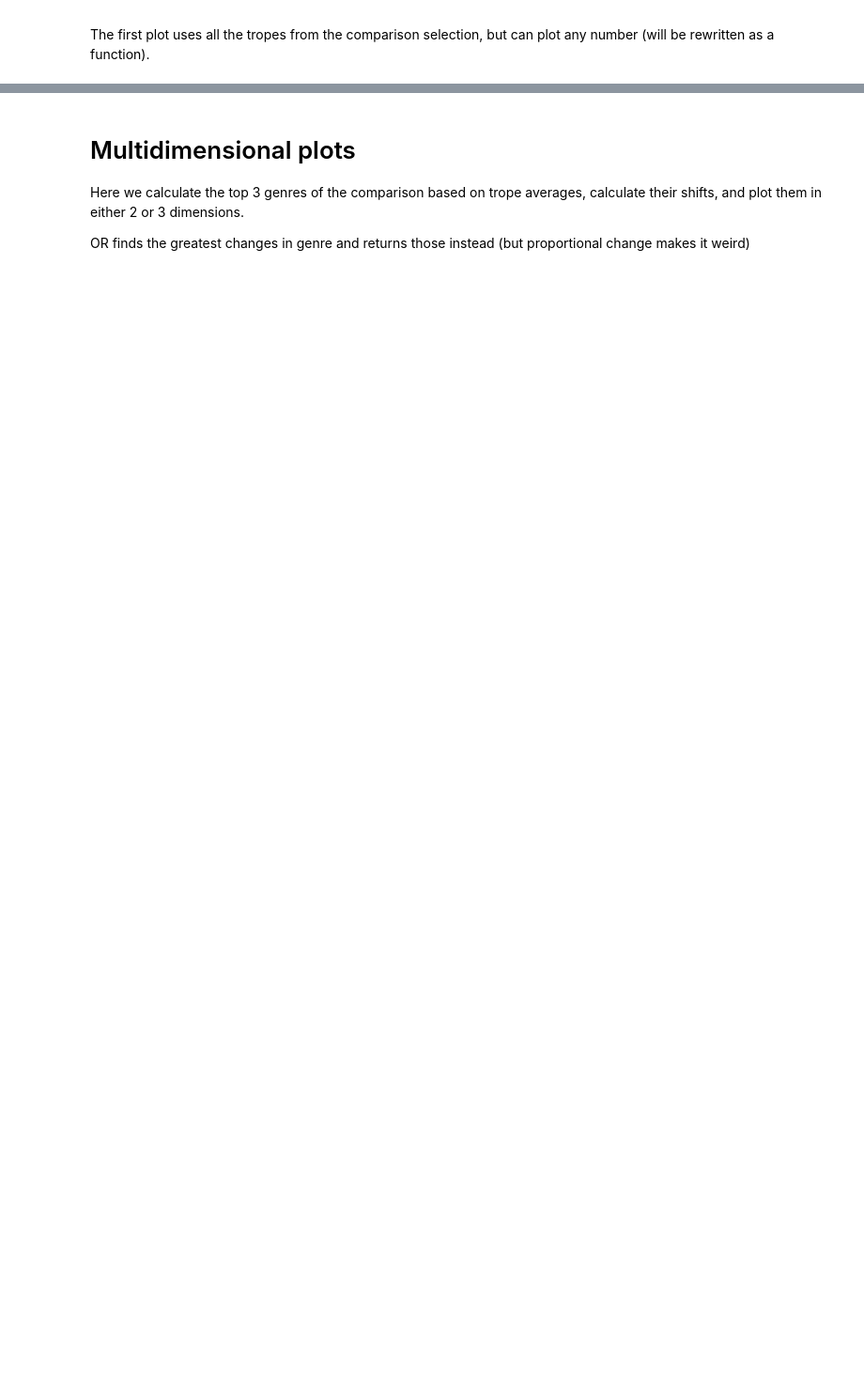
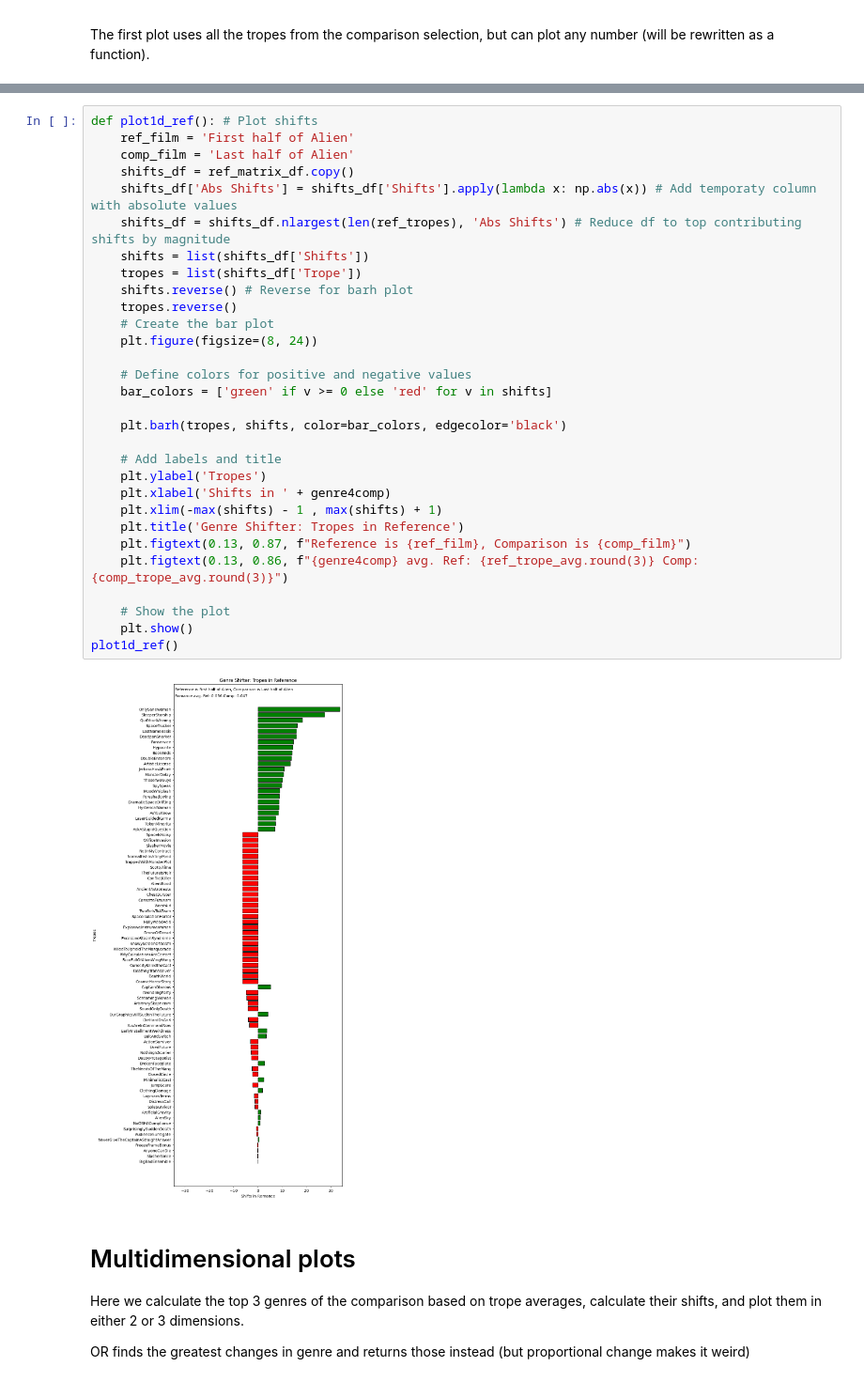
Before and after one commit to FWJK1/Pocs_Film_Project, a Jupyter notebook: Code/Shifterator Stuff/time_series copy.ipynb, the cells around one changed output, grey strips where cells are left out. Shown at 94% size. Saved outputs shown, nothing was run; the diff lists cells and outputs as text; blank space fills up the shorter version.

```diff
--- a/Code/Shifterator Stuff/time_series copy.ipynb
+++ b/Code/Shifterator Stuff/time_series copy.ipynb
@@ -351,3 +367,35 @@ plot1d()
+# %%
+def plot1d_ref(): # Plot shifts
+    ref_film = 'First half of Alien'
+    comp_film = 'Last half of Alien'
+    shifts_df = ref_matrix_df.copy()
+    shifts_df['Abs Shifts'] = shifts_df['Shifts'].apply(lambda x: np.abs(x)) # Add temporaty column with absolute values
+    shifts_df = shifts_df.nlargest(len(ref_tropes), 'Abs Shifts') # Reduce df to top contributing shifts by magnitude
+    shifts = list(shifts_df['Shifts'])
+    tropes = list(shifts_df['Trope'])
+    shifts.reverse() # Reverse for barh plot
+    tropes.reverse()
+    # Create the bar plot
+    plt.figure(figsize=(8, 24))
+
+    # Define colors for positive and negative values
+    bar_colors = ['green' if v >= 0 else 'red' for v in shifts]
+
+    plt.barh(tropes, shifts, color=bar_colors, edgecolor='black')
+
+    # Add labels and title
+    plt.ylabel('Tropes')
+    plt.xlabel('Shifts in ' + genre4comp)
+    plt.xlim(-max(shifts) - 1 , max(shifts) + 1)
+    plt.title('Genre Shifter: Tropes in Reference')
+    plt.figtext(0.13, 0.87, f"Reference is {ref_film}, Comparison is {comp_film}")
+    plt.figtext(0.13, 0.86, f"{genre4comp} avg. Ref: {ref_trope_avg.round(3)} Comp: {comp_trope_avg.round(3)}")
+
+    # Show the plot
+    plt.show()
+plot1d_ref()
+# %% [output]
+[figure, added]
 # %% [markdown]
 # Multidimensional plots
 
```
Also changed, not shown: parts of 10 cells of this notebook, 7 other files.
